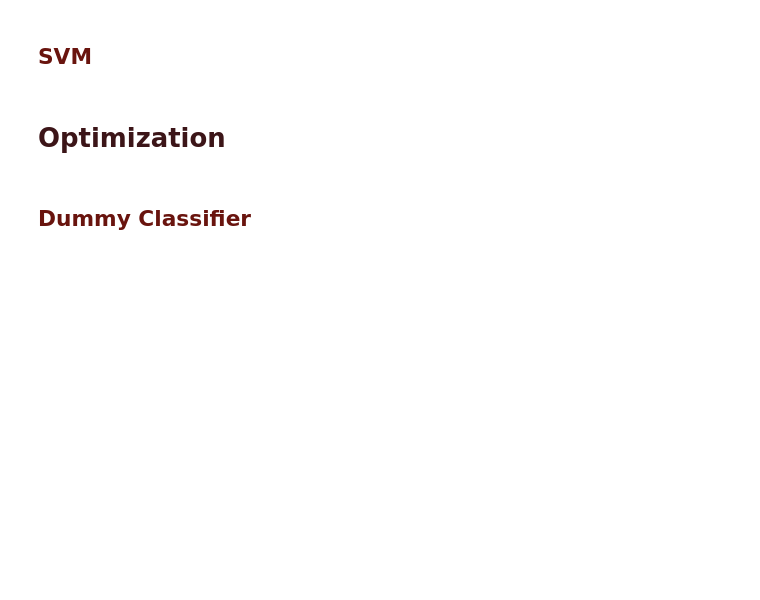
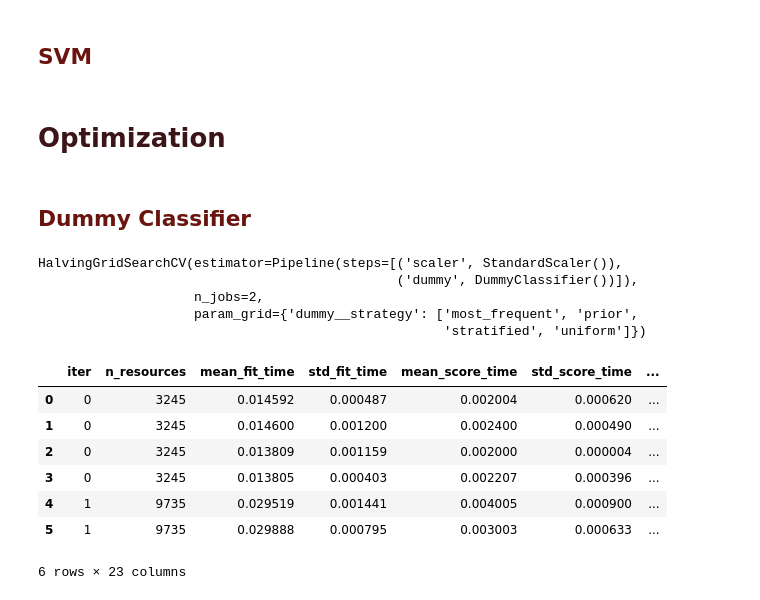
Before and after one commit to aimiliospot/ML-Project-1, a Jupyter notebook: test.ipynb, the cells around one changed output. Cells and saved outputs as stored; diff of their text form; code cells hidden in the pictures; blank space fills up the shorter version.

Commit message:
Finished pipeline for dummy

```diff
--- a/test.ipynb
+++ b/test.ipynb
@@ -395,3 +398,33 @@ startTime = time.time()
 model.fit(Xtrain,ytrain)
 stopTime = time.time()
 print(f"Training time: {stopTime - startTime} s")
+# %%
+model = DummyClassifier()
+# Define a Standard Scaler to normalize inputs
+scaler = StandardScaler()
+
+# set the tolerance to a large value to make the example faster
+
+pipe = Pipeline(steps=[("scaler", scaler), ('dummy', model)])
+
+# Parameters of pipelines can be set using '__' separated parameter names:
+param_grid = {"dummy__strategy": ['most_frequent', 'prior', 'stratified', 'uniform']}
+search = HalvingGridSearchCV(pipe, param_grid, n_jobs=2)
+search.fit(Xtrain, ytrain)
+# %% [output]
+HalvingGridSearchCV(estimator=Pipeline(steps=[('scaler', StandardScaler()),
+                                              ('dummy', DummyClassifier())]),
+                    n_jobs=2,
+                    param_grid={'dummy__strategy': ['most_frequent', 'prior',
+                                                    'stratified', 'uniform']})
+# %%
+pd.DataFrame(search.cv_results_)
+# %% [output]
+|  | iter | n_resources | mean_fit_time | std_fit_time | mean_score_time | std_score_time | ... |
+| 0 | 0 | 3245 | 0.014592 | 0.000487 | 0.002004 | 0.000620 | ... |
+| 1 | 0 | 3245 | 0.014600 | 0.001200 | 0.002400 | 0.000490 | ... |
+| 2 | 0 | 3245 | 0.013809 | 0.001159 | 0.002000 | 0.000004 | ... |
+| 3 | 0 | 3245 | 0.013805 | 0.000403 | 0.002207 | 0.000396 | ... |
+| 4 | 1 | 9735 | 0.029519 | 0.001441 | 0.004005 | 0.000900 | ... |
+| 5 | 1 | 9735 | 0.029888 | 0.000795 | 0.003003 | 0.000633 | ... |
+6 rows × 23 columns
```
Also changed, not shown: parts of 1 cell of this notebook.
